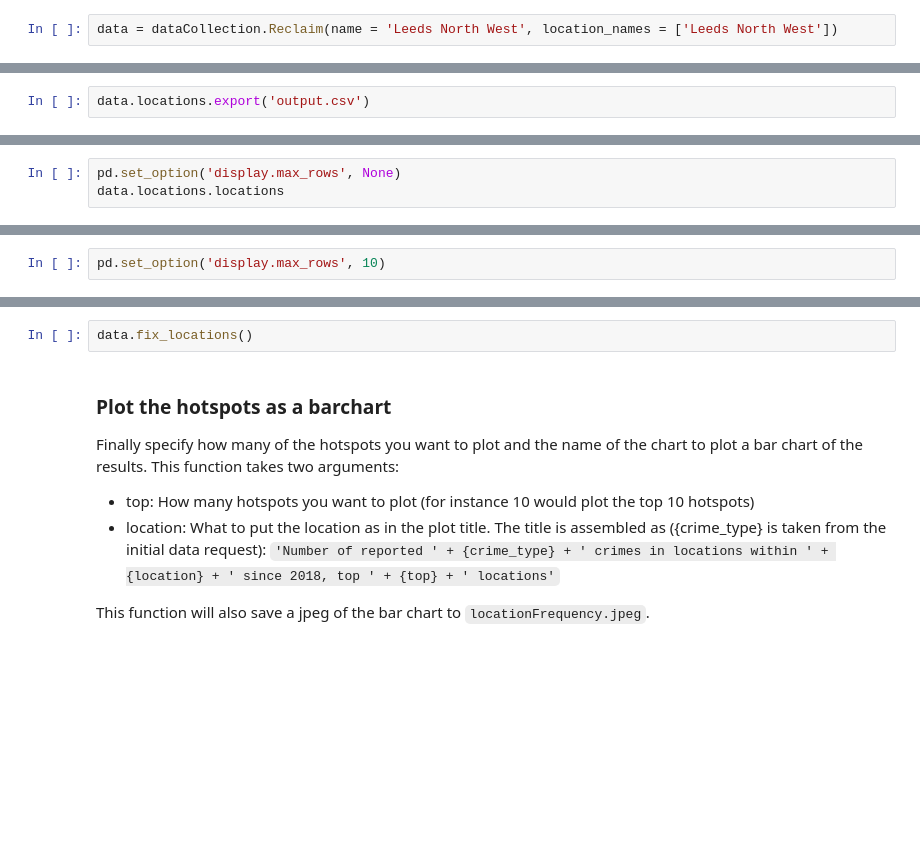
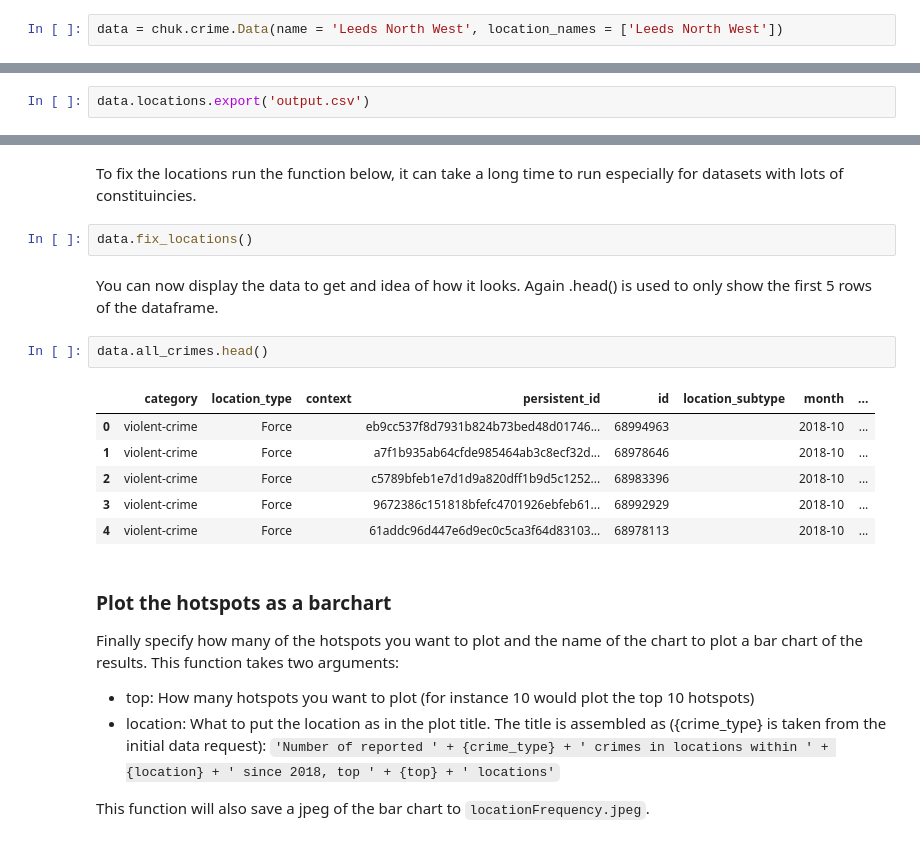
Before and after one commit to Reclaim-The-Night-Leeds/crime-hotspots-uk, a Jupyter notebook: demo.ipynb, the cells around one changed output, grey strips where cells are left out. Cells and saved outputs as stored; diff of their text form; blank space fills up the shorter version.

```diff
--- a/demo.ipynb
+++ b/demo.ipynb
@@ -29,2 +48,2 @@ The main class of the module is Reclaim() and it's init function takes two optio
 # %%
-data = dataCollection.Reclaim(name = 'Leeds North West', location_names = ['Leeds North West'])
+data = chuk.crime.Data(name = 'Leeds North West', location_names = ['Leeds North West'])
@@ -39,3 +62,0 @@ After loading in the location boundaries you should check that the location you
-# %%
-pd.set_option('display.max_rows', None)
-data.locations.locations
@@ -44,2 +62,0 @@ Normally we don't want to see all the rows as it takes up alot of processing tim
-# %%
-pd.set_option('display.max_rows', 10)
@@ -84,5 +115,18 @@ This are generic names that are used whenever a crime happens near a certain kin
+# %% [markdown]
+To fix the locations run the function below, it can take a long time to run especially for datasets with lots of constituincies.
 # %%
 data.fix_locations()
+# %% [markdown]
+You can now display the data to get and idea of how it looks. Again .head() is used to only show the first 5 rows of the dataframe.
+# %%
+data.all_crimes.head()
+# %% [output]
+|  | category | location_type | context | persistent_id | id | location_subtype | month | ... |
+| 0 | violent-crime | Force |  | eb9cc537f8d7931b824b73bed48d01746... | 68994963 |  | 2018-10 | ... |
+| 1 | violent-crime | Force |  | a7f1b935ab64cfde985464ab3c8ecf32d... | 68978646 |  | 2018-10 | ... |
+| 2 | violent-crime | Force |  | c5789bfeb1e7d1d9a820dff1b9d5c1252... | 68983396 |  | 2018-10 | ... |
+| 3 | violent-crime | Force |  | 9672386c151818bfefc4701926ebfeb61... | 68992929 |  | 2018-10 | ... |
+| 4 | violent-crime | Force |  | 61addc96d447e6d9ec0c5ca3f64d83103... | 68978113 |  | 2018-10 | ... |
 # %% [markdown]
 ### Plot the hotspots as a barchart
 Finally specify how many of the hotspots you want to plot and the name of the chart to plot a bar chart of the results. This function takes two arguments:
```
Also changed, not shown: parts of 27 cells of this notebook, 2 other files.
